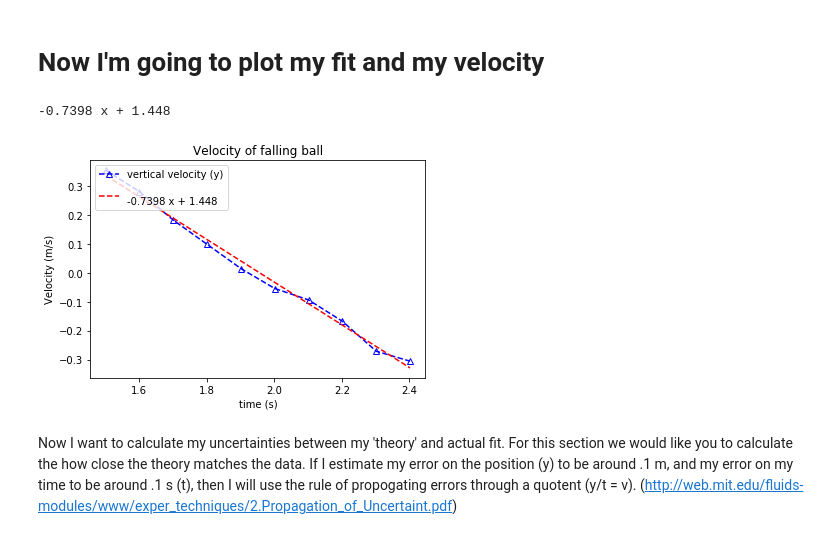
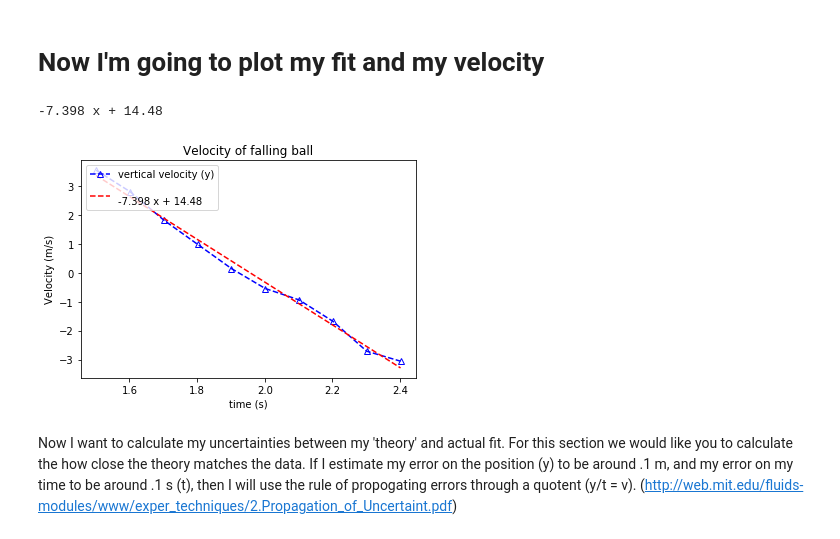
Before and after one commit to Dana-physicsLabs/PH1110-1111, a Jupyter notebook: PH 1110 Lab 3.ipynb, the cells around one changed output. Drawn from its saved outputs; the diff is of its cells as text; code cells hidden in the pictures.

Commit message:
Add files via upload
Updated velocity calculations, thank you Ed!

```diff
--- a/PH 1110 Lab 3.ipynb
+++ b/PH 1110 Lab 3.ipynb
@@ -82,42 +82,43 @@ Okay now I am calculating the velocity and acceleration of my falling ball.
 y_bounce1.size #To see how long jj needs to be. jj = y_bounce1.size - 1
 # %% [output]
 11
+# %%
+
+
+jj = y_bounce1.size
+t_ydiff = t_bounce1[:jj]
+
+vel_y = numpy.diff(y_bounce1)/numpy.diff(t_ydiff)
+
+t_vydiff = t_bounce1[:jj-1]
+
+acc_y = numpy.diff(vel_y)/numpy.diff(t_vydiff)
 # %%
-vel_y = numpy.diff(y_bounce1)  #Velocity calculation
-acc = numpy.diff(vel_y)
 
-
-#To make the time and velocity vector's the same length. Your data might be a different size than mine, so to check use the code
-
-jj = 10
-t_diff = t_bounce1[:jj]
-
-y_bounce1.size
-
-fit_bounce1_velocity = numpy.polyfit(t_diff, vel_y, 1) #notice that it's t (time) then x (position). 1 refers to linear here.
+fit_bounce1_velocity = numpy.polyfit(t_vydiff, vel_y, 1) #notice that it's t (time) then x (position). 1 refers to linear here.
 p_vel = numpy.poly1d(fit_bounce1_velocity) #Do this to convert it into a usable form for plotting
 # %% [markdown]
 # Now I'm going to plot my fit and my velocity
 # %%
 #plt.plot(vel_y,t_bounce1[:8])
 
 fig=plt.figure() #initiate the figure
 ax=fig.add_subplot(111) #So we can add multiple lines
 
-ax.plot(t_diff, vel_y, c='b',marker="^",ls='--',label='vertical velocity (y)',fillstyle='none') #Data is horizontial axis, then vertical axis
-ax.plot(t_diff, p_vel(t_diff), c = 'r', ls = '--', label= p_vel) #plotting the linear formula
+ax.plot(t_vydiff, vel_y, c='b',marker="^",ls='--',label='vertical velocity (y)',fillstyle='none') #Data is horizontial axis, then vertical axis
+ax.plot(t_vydiff, p_vel(t_vydiff), c = 'r', ls = '--', label= p_vel) #plotting the linear formula
 #plt.text(2, 0.65, 'y = {} x + {}'.format(m, b)
 
 plt.legend(loc=2) #Legends are very useful
 plt.draw()
 plt.title("Velocity of falling ball")
 ax.set_xlabel('time (s)')
 ax.set_ylabel('Velocity (m/s)')
 print(p_vel) #So you can see the form of the polynomial that was fitted. In this case it should be y = mx + b
 #plt.text? #another way to add annotations to a plot
 # %% [output]
--0.7398 x + 1.448
+-7.398 x + 14.48
-[figure, old version]
+[figure, new version]
 # %% [markdown]
 Now I want to calculate my uncertainties between my 'theory' and actual fit. For this section we would like you to calculate the how close the theory matches the data. If I estimate my error on the position (y) to be around .1 m, and my error on my time to be around .1 s (t), then I will use the rule of propogating errors through a quotent (y/t = v). (http://web.mit.edu/fluids-modules/www/exper_techniques/2.Propagation_of_Uncertaint.pdf)
 # %%
```
Also changed, not shown: parts of 7 cells of this notebook.
